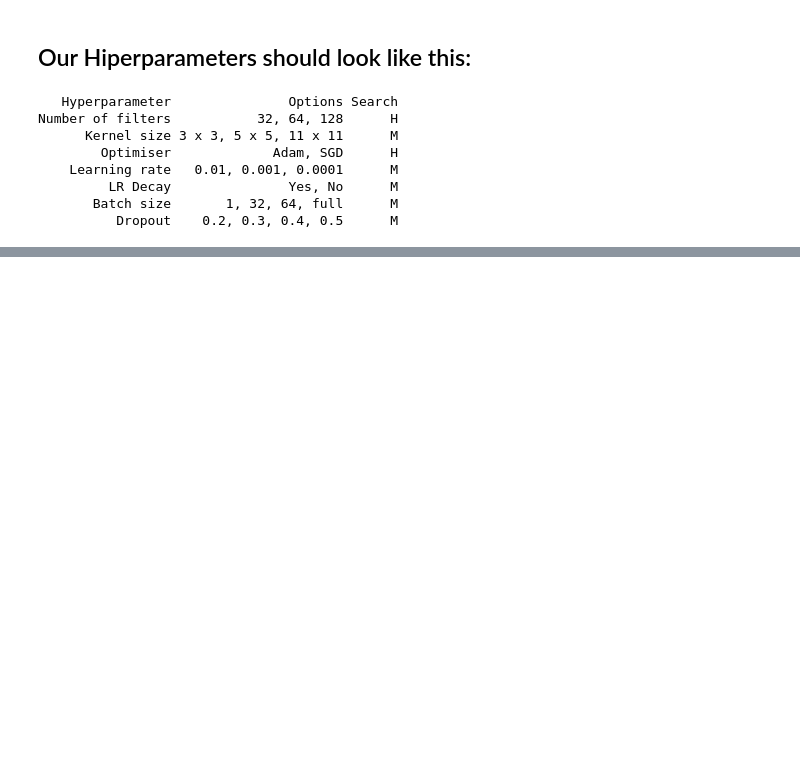
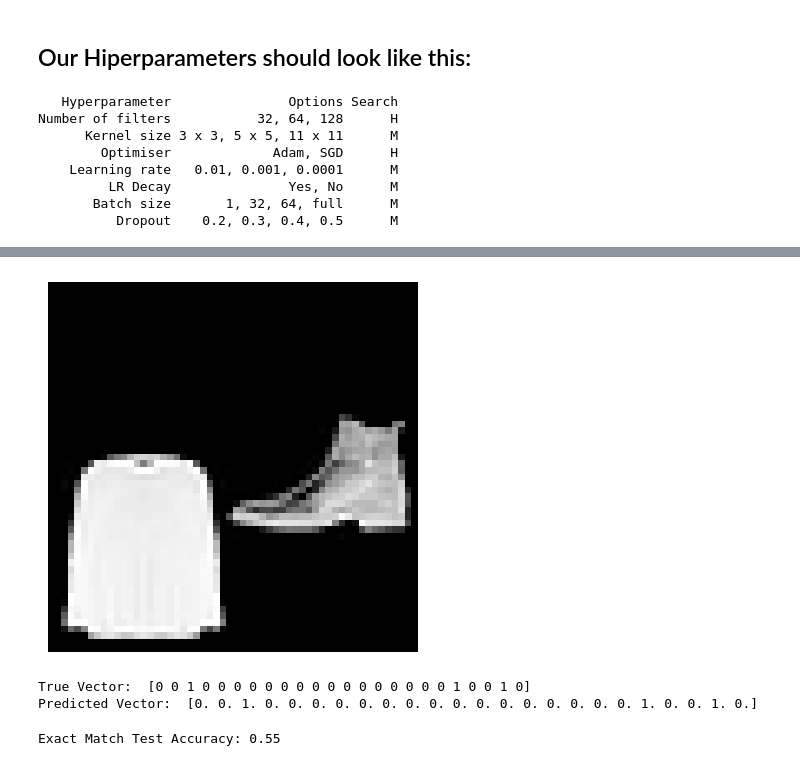
Before and after one commit to AdixPlaysGames/CNN, a Jupyter notebook: Two_Object_CNN-vol.2.ipynb, the cells around one changed output, grey strips where cells are left out. Cells and saved outputs as stored; diff of their text form; code cells hidden in the pictures; blank space fills up the shorter version.

Commit message:
Adding model with validation and accuracy functions

```diff
--- a/Two_Object_CNN-vol.2.ipynb
+++ b/Two_Object_CNN-vol.2.ipynb
@@ -552,0 +559,63 @@ Test Loss: 0.0019461827326033797
+# %%
+
+
+# Function to predict labels for a single image
+def predict_image(model, image_tensor, threshold=0.5):
+    # Move image to the same device as the model
+    image_tensor = image_tensor.to(device)
+
+    # Forward pass to get output
+    model.eval()
+    with torch.no_grad():
+        predictions = model(image_tensor)
+
+    # Apply sigmoid since the output layer is linear
+    predictions = torch.sigmoid(predictions)
+
+    # Apply threshold to each predicted label score
+    predicted_labels = (predictions > threshold).float()
+    return predicted_labels
+
+# Function to visualize predictions along with images
+def visualize_prediction(model, data, index, threshold=0.5):
+    image, true_vector = data[index]
+    predicted_vector = predict_image(model, image.unsqueeze(0), threshold)
+
+    # Show image
+    plt.imshow(image.squeeze(), cmap='gray')
+    plt.axis('off')
+    plt.show()
+
+    # Print true and predicted labels
+    print("True Vector: ", true_vector.numpy())
+    print("Predicted Vector: ", predicted_vector.cpu().numpy()[0])
+
+# Example usage:
+visualize_prediction(model, test_dataset, index=0)  # Replace index with any index from your test dataset
+# %% [output]
+[figure, added]
+True Vector:  [0 0 1 0 0 0 0 0 0 0 0 0 0 0 0 0 0 0 0 1 0 0 1 0]
+Predicted Vector:  [0. 0. 1. 0. 0. 0. 0. 0. 0. 0. 0. 0. 0. 0. 0. 0. 0. 0. 0. 1. 0. 0. 1. 0.]
+# %%
+# Function to calculate the accuracy of the model
+def calculate_accuracy(model, loader):
+    correct = 0
+    total = 0
+
+    model.eval()
+    with torch.no_grad():
+        for images, labels in loader:
+            images, labels = images.to(device), labels.to(device)
+            outputs = model(images)
+            predictions = torch.sigmoid(outputs) > 0.5
+            correct += (predictions == labels).all(dim=1).sum().item()
+            total += labels.size(0)
+
+    accuracy = correct / total
+    return accuracy
+
+# Calculate and print accuracy for the test set
+test_accuracy = calculate_accuracy(model, test_loader)
+print(f'Exact Match Test Accuracy: {test_accuracy:.2f}')
+# %% [output]
+Exact Match Test Accuracy: 0.55
```
Also changed, not shown: parts of 11 cells of this notebook.
